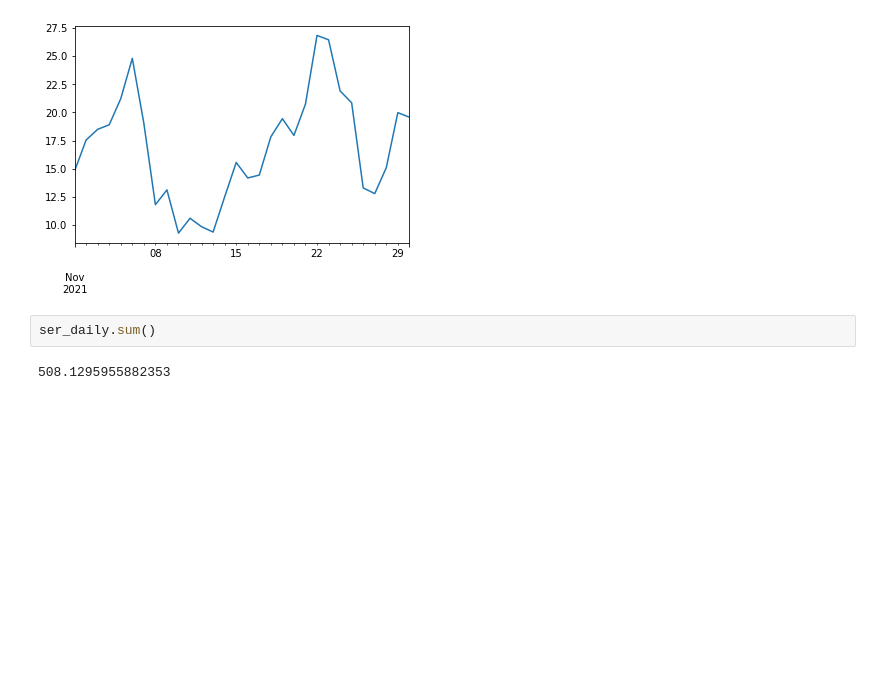
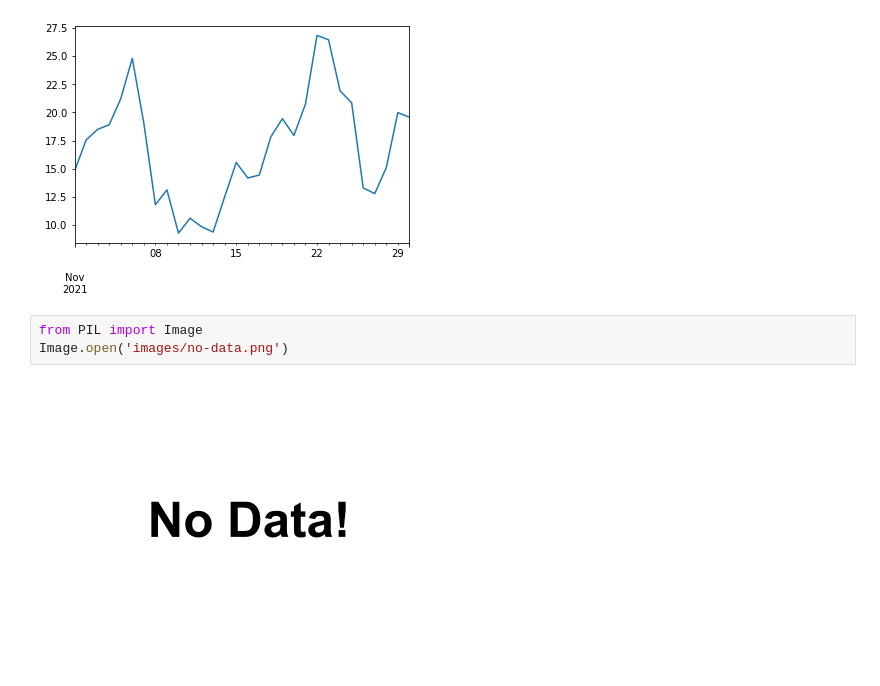
Before and after one commit to alanmitchell/heat-recovery-billing, a Jupyter notebook: heat_billing.ipynb, the cells around one changed output. Saved outputs shown, nothing was run; the diff lists cells and outputs as text; blank space fills up the shorter version.

Commit message:
Improvements to sensor data collection and summarizing.

```diff
--- a/heat_billing.ipynb
+++ b/heat_billing.ipynb
@@ -420,7 +420,8 @@ ser_daily.plot()
 # %% [output]
 <AxesSubplot:>
 [figure]
-# %%
-ser_daily.sum()
-# %% [output]
-508.1295955882353
+# %%
+from PIL import Image
+Image.open('images/no-data.png')
+# %% [output]
+[figure, added]
```
Also changed, not shown: 3 other files.
